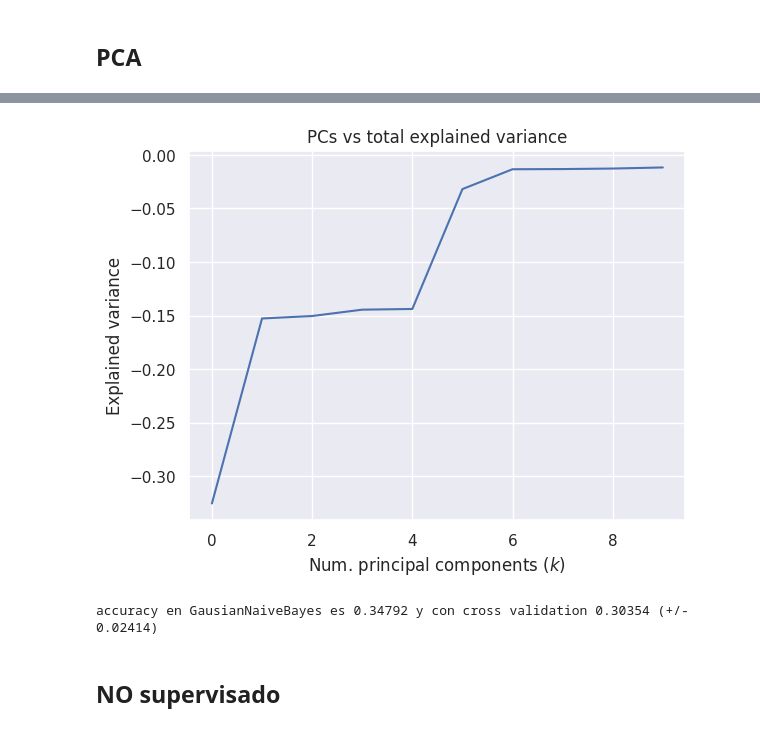
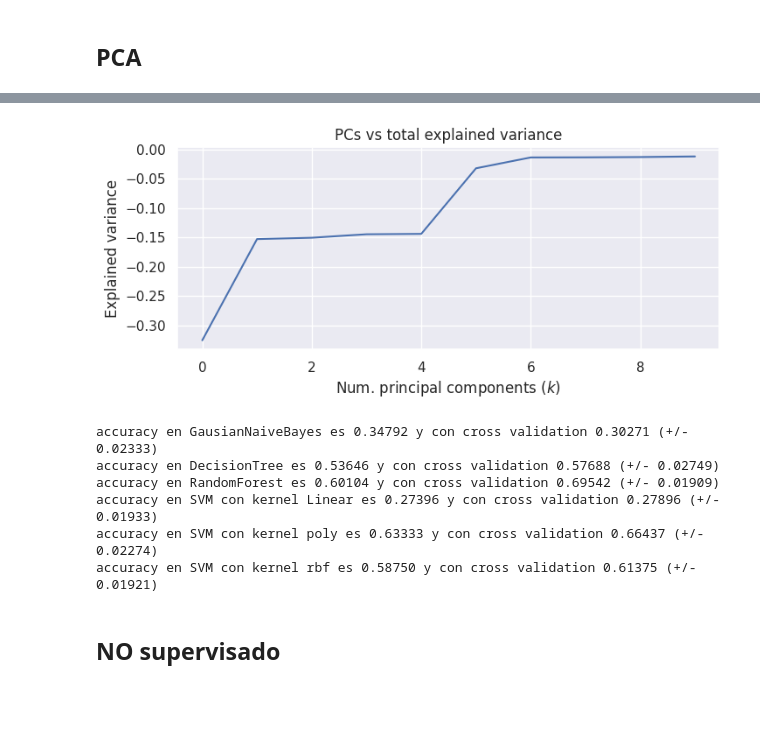
Before and after one commit to IC-03/Royal-Flush, a Jupyter notebook: Royal_Flush_Classification_Models_For_A_Poker_Hands_Dataset.ipynb, the cells around one changed output, grey strips where cells are left out. Drawn from its saved outputs; the diff is of its cells as text; code cells hidden in the pictures; blank space fills up the shorter version.

```diff
--- a/Royal_Flush_Classification_Models_For_A_Poker_Hands_Dataset.ipynb
+++ b/Royal_Flush_Classification_Models_For_A_Poker_Hands_Dataset.ipynb
@@ -983,7 +819,7 @@ explained_variance = sorted_eigenvalues / np.sum(sorted_eigenvalues)
 for k in range(0,11):
   total_explained_variance = sum(explained_variance[:k])
   print(f"total_explained_variance (k={k}):", total_explained_variance)
-
+plt.figure(figsize=(8,3))
 plt.plot(-1*explained_variance)
 plt.title("PCs vs total explained variance")
 plt.xlabel("Num. principal components ($k$)")
@@ -998,10 +834,10 @@ total_explained_variance (k=4): 0.7729942536899328
 total_explained_variance (k=5): 0.916835367211706
 total_explained_variance (k=6): 0.948788144382972
 total_explained_variance (k=7): 0.9622170512331562
 total_explained_variance (k=8): 0.975474226449265
 total_explained_variance (k=9): 0.9882481929691632
 total_explained_variance (k=10): 0.9999999999999999
-[figure, old version]
+[figure, new version]
 # %%
 # @title PCA
 pca_poker2 = PCA(n_components= 5, whiten=True)
@@ -1031,19 +867,19 @@ RF_s = cross_val_score(RF, X, y, cv=KFold(10, shuffle=True), scoring=make_scorer
 
 # SVM
 #(lineal)
-SVM_ln = SVC(C=cl_SVC2, kernel='linear')
+SVM_ln = SVC(C=45.78947, kernel='linear')
 SVM_ln.fit(X_train2,y_train2)
 y_pred_SVM_ln = SVM_ln.predict(X_test2)
 SVC_l_s = cross_val_score(SVM_ln, X, y, cv=KFold(10, shuffle=True), scoring=make_scorer(accuracy_score))
 
 #(polynomial)
-SVM_poly = SVC(C= cp_SVC2, kernel='poly', degree=dp_SVC2)
+SVM_poly = SVC(C= 41.57895, kernel='poly', degree=6)
 SVM_poly.fit(X_train2,y_train2)
 y_pred_SVM_poly = SVM_poly.predict(X_test2)
 SVC_p_s = cross_val_score(SVM_poly, X, y, cv=KFold(10, shuffle=True), scoring=make_scorer(accuracy_score))
 
 # (RBF)
-SVM_rbf = SVC(C= cr_SVC2, kernel='rbf')
+SVM_rbf = SVC(C= 50.00000, kernel='rbf')
 SVM_rbf.fit(X_train2,y_train2)
 y_pred_SVM_rbf= SVM_rbf.predict(X_test2)
 SVC_r_s = cross_val_score(SVM_rbf, X, y, cv=KFold(10, shuffle=True), scoring=make_scorer(accuracy_score))
@@ -1055,7 +891,12 @@ print("accuracy en SVM con kernel Linear es %.5f y con cross validation %.5f (+/
 print("accuracy en SVM con kernel poly es %.5f y con cross validation %.5f (+/- %.5f)"%(accuracy_score(y_pred_SVM_poly, y_test2), np.mean(SVC_p_s), np.std(SVC_p_s)))
 print("accuracy en SVM con kernel rbf es %.5f y con cross validation %.5f (+/- %.5f)"%(accuracy_score(y_pred_SVM_rbf, y_test2), np.mean(SVC_r_s), np.std(SVC_r_s)))
 # %% [output]
-accuracy en GausianNaiveBayes es 0.34792 y con cross validation 0.30354 (+/- 0.02414)
+accuracy en GausianNaiveBayes es 0.34792 y con cross validation 0.30271 (+/- 0.02333)
+accuracy en DecisionTree es 0.53646 y con cross validation 0.57688 (+/- 0.02749)
+accuracy en RandomForest es 0.60104 y con cross validation 0.69542 (+/- 0.01909)
+accuracy en SVM con kernel Linear es 0.27396 y con cross validation 0.27896 (+/- 0.01933)
+accuracy en SVM con kernel poly es 0.63333 y con cross validation 0.66437 (+/- 0.02274)
+accuracy en SVM con kernel rbf es 0.58750 y con cross validation 0.61375 (+/- 0.01921)
 # %% [markdown]
 ## **NO supervisado**
 # %% [markdown]
```
Also changed, not shown: parts of 38 cells of this notebook.
